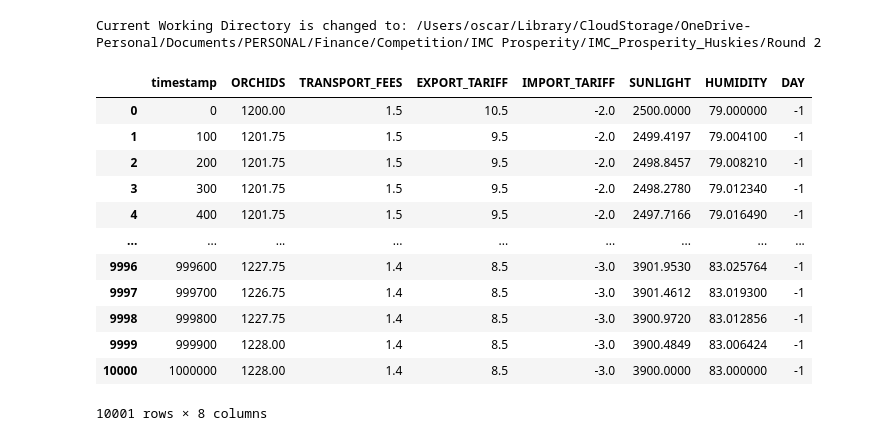
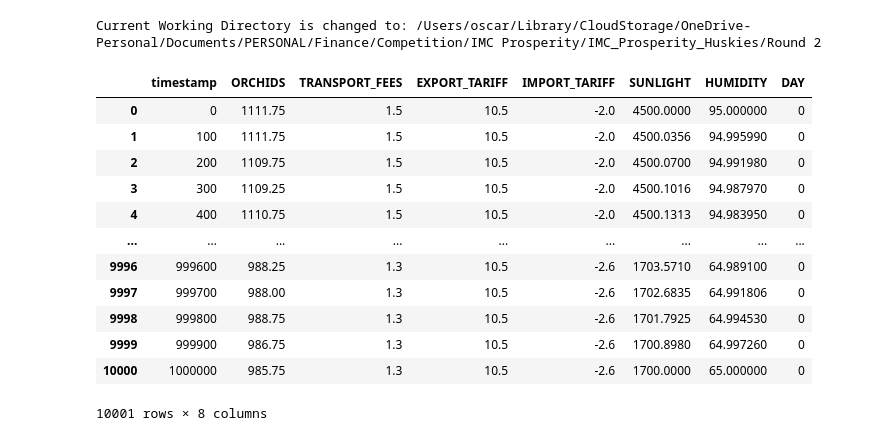
Before and after one commit to ocoropuj/IMC_Prosperity_Huskies, a Jupyter notebook: Round 2/train_LSTM.ipynb, the cells around one changed output. Saved outputs shown, nothing was run; the diff lists cells and outputs as text; code cells hidden in the pictures.

```diff
--- a/Round 2/train_LSTM.ipynb
+++ b/Round 2/train_LSTM.ipynb
@@ -18,19 +24,19 @@ Current Working Directory is changed to: /Users/oscar/Library/CloudStorage/OneDr
 data_day_minus1 = pd.read_csv('/Users/oscar/Library/CloudStorage/OneDrive-Personal/Documents/PERSONAL/Finance/Competition/IMC Prosperity/IMC_Prosperity_Huskies/Round 2/round-2-island-data-bottle/prices_round_2_day_-1.csv', sep=';')
 data_day_0 = pd.read_csv('/Users/oscar/Library/CloudStorage/OneDrive-Personal/Documents/PERSONAL/Finance/Competition/IMC Prosperity/IMC_Prosperity_Huskies/Round 2/round-2-island-data-bottle/prices_round_2_day_0.csv', sep=';')
 data_day_plus1 = pd.read_csv('/Users/oscar/Library/CloudStorage/OneDrive-Personal/Documents/PERSONAL/Finance/Competition/IMC Prosperity/IMC_Prosperity_Huskies/Round 2/round-2-island-data-bottle/prices_round_2_day_1.csv', sep=';')
-# %%
-data_day_minus1
-# %% [output]
-|  | timestamp | ORCHIDS | TRANSPORT_FEES | EXPORT_TARIFF | IMPORT_TARIFF | SUNLIGHT | HUMIDITY | DAY |
-| 0 | 0 | 1200.00 | 1.5 | 10.5 | -2.0 | 2500.0000 | 79.000000 | -1 |
-| 1 | 100 | 1201.75 | 1.5 | 9.5 | -2.0 | 2499.4197 | 79.004100 | -1 |
-| 2 | 200 | 1201.75 | 1.5 | 9.5 | -2.0 | 2498.8457 | 79.008210 | -1 |
-| 3 | 300 | 1201.75 | 1.5 | 9.5 | -2.0 | 2498.2780 | 79.012340 | -1 |
-| 4 | 400 | 1201.75 | 1.5 | 9.5 | -2.0 | 2497.7166 | 79.016490 | -1 |
-| ... | ... | ... | ... | ... | ... | ... | ... | ... |
-| 9996 | 999600 | 1227.75 | 1.4 | 8.5 | -3.0 | 3901.9530 | 83.025764 | -1 |
-| 9997 | 999700 | 1226.75 | 1.4 | 8.5 | -3.0 | 3901.4612 | 83.019300 | -1 |
-| 9998 | 999800 | 1227.75 | 1.4 | 8.5 | -3.0 | 3900.9720 | 83.012856 | -1 |
-| 9999 | 999900 | 1228.00 | 1.4 | 8.5 | -3.0 | 3900.4849 | 83.006424 | -1 |
-| 10000 | 1000000 | 1228.00 | 1.4 | 8.5 | -3.0 | 3900.0000 | 83.000000 | -1 |
-10001 rows × 8 columns
+# %%
+data_day_0
+# %% [output]
+|  | timestamp | ORCHIDS | TRANSPORT_FEES | EXPORT_TARIFF | IMPORT_TARIFF | SUNLIGHT | HUMIDITY | DAY |
+| 0 | 0 | 1111.75 | 1.5 | 10.5 | -2.0 | 4500.0000 | 95.000000 | 0 |
+| 1 | 100 | 1111.75 | 1.5 | 10.5 | -2.0 | 4500.0356 | 94.995990 | 0 |
+| 2 | 200 | 1109.75 | 1.5 | 10.5 | -2.0 | 4500.0700 | 94.991980 | 0 |
+| 3 | 300 | 1109.25 | 1.5 | 10.5 | -2.0 | 4500.1016 | 94.987970 | 0 |
+| 4 | 400 | 1110.75 | 1.5 | 10.5 | -2.0 | 4500.1313 | 94.983950 | 0 |
+| ... | ... | ... | ... | ... | ... | ... | ... | ... |
+| 9996 | 999600 | 988.25 | 1.3 | 10.5 | -2.6 | 1703.5710 | 64.989100 | 0 |
+| 9997 | 999700 | 988.00 | 1.3 | 10.5 | -2.6 | 1702.6835 | 64.991806 | 0 |
+| 9998 | 999800 | 988.75 | 1.3 | 10.5 | -2.6 | 1701.7925 | 64.994530 | 0 |
+| 9999 | 999900 | 986.75 | 1.3 | 10.5 | -2.6 | 1700.8980 | 64.997260 | 0 |
+| 10000 | 1000000 | 985.75 | 1.3 | 10.5 | -2.6 | 1700.0000 | 65.000000 | 0 |
+10001 rows × 8 columns
```
Also changed, not shown: parts of 18 cells of this notebook, 17 other files.
